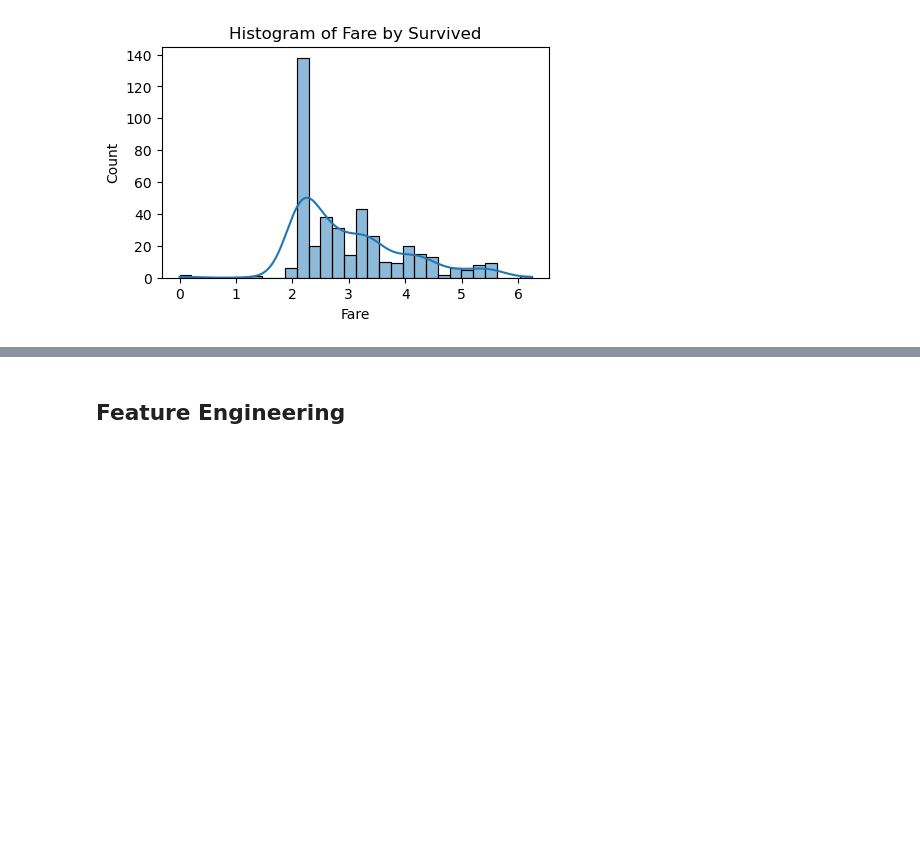
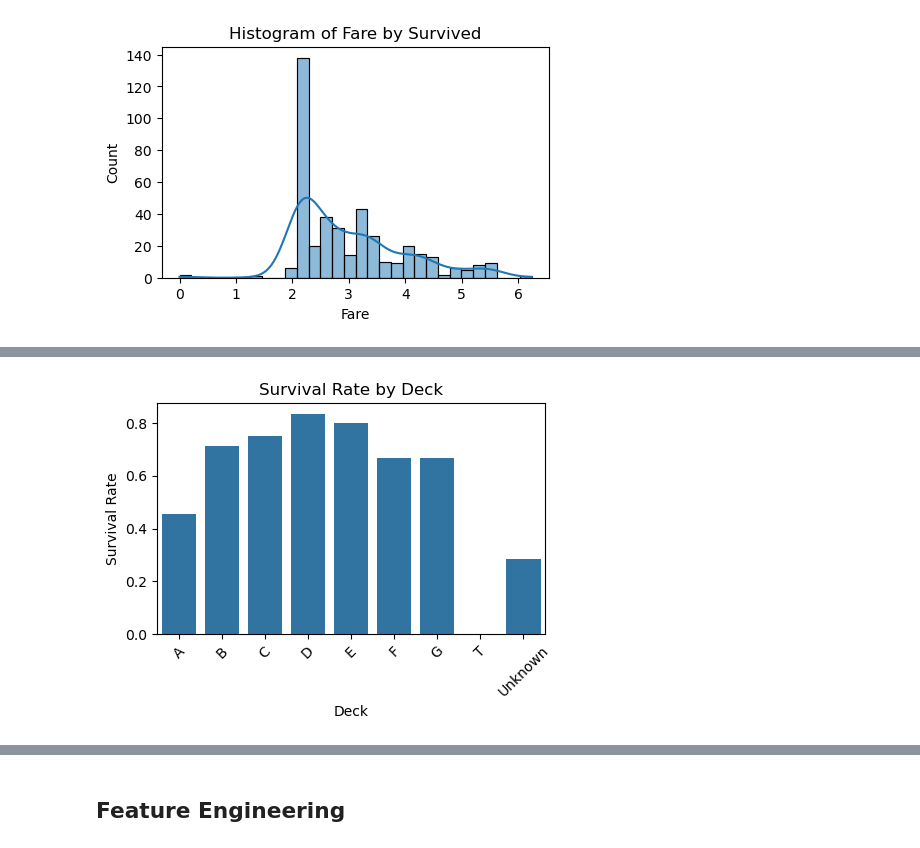
Before and after one commit to pt7481/titanic-ml-from-disaster, a Jupyter notebook: titanic_ml_from_disaster_abridged__paultongyoo.ipynb, the cells around one changed output, grey strips where cells are left out. Drawn from its saved outputs; the diff is of its cells as text; code cells hidden in the pictures; blank space fills up the shorter version.

```diff
--- a/titanic_ml_from_disaster_abridged__paultongyoo.ipynb
+++ b/titanic_ml_from_disaster_abridged__paultongyoo.ipynb
@@ -404,0 +448,30 @@ visualize_feature(X_test_fare, 'Fare')
+# %%
+# Plot X_train Deck survival rate
+def plot_deck_survival_rate(X_df, y_df):
+    """
+    Plots the survival rate by Deck.
+
+    Parameters:
+    - X_df: DataFrame containing the features
+    - y_df: Series containing the target values
+    """
+    if 'Deck' not in X_df.columns:
+        print("Deck feature not found in the DataFrame.")
+        return
+
+    deck_survival = pd.concat([X_df['Deck'], y_df], axis=1)
+    deck_survival = deck_survival.groupby('Deck')['Survived'].mean().reset_index()
+
+    plt.figure(figsize=(5, 3))
+    sns.barplot(x='Deck', y='Survived', data=deck_survival)
+    plt.title('Survival Rate by Deck')
+    plt.xlabel('Deck')
+    plt.ylabel('Survival Rate')
+    plt.xticks(rotation=45)
+    plt.show()
+
+X_train_deck = X_train[['Cabin']].copy()
+X_train_deck['Deck'] = X_train_deck['Cabin'].str[0].fillna('Unknown')
+plot_deck_survival_rate(X_train_deck, y_train)
+# %% [output]
+[figure, added]
```
Also changed, not shown: parts of 22 cells of this notebook.
